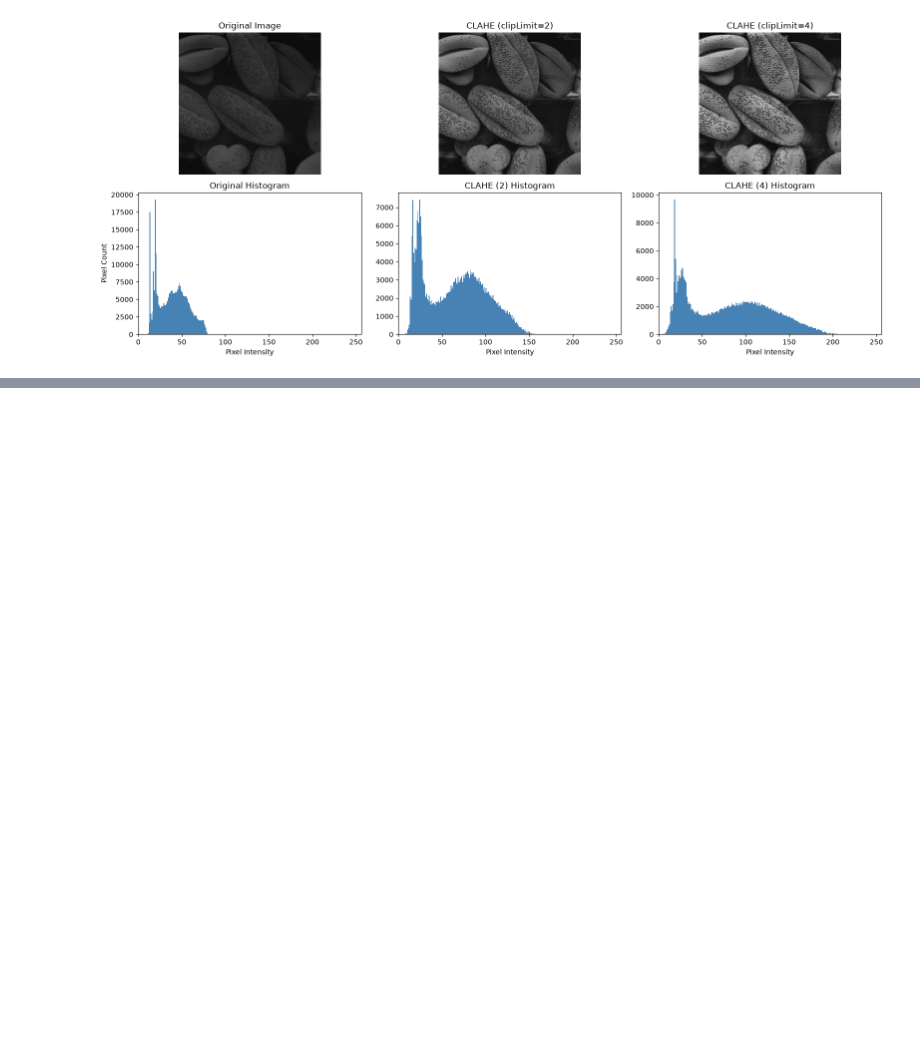
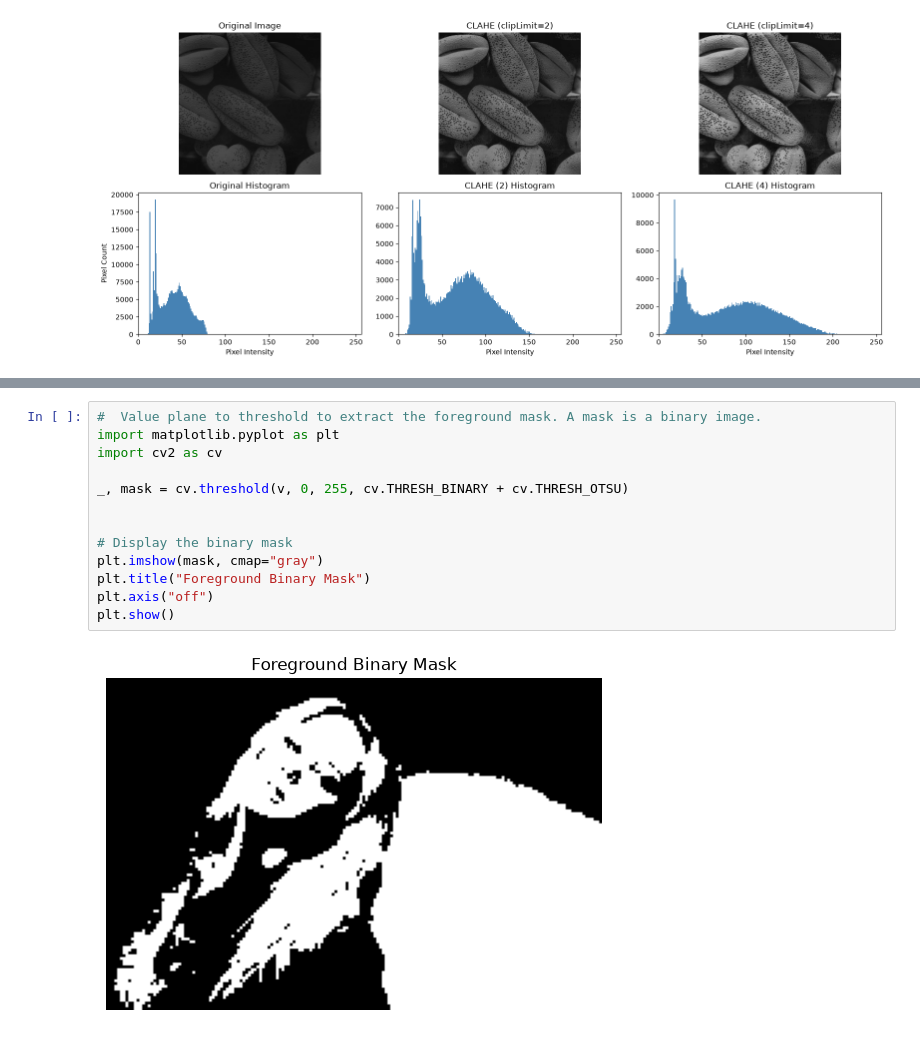
Before and after one commit to Imashanilupul/Machine_Vision_Assignment_1, a Jupyter notebook: Answer_Sheet.ipynb, the cells around one changed output, grey strips where cells are left out. Cells and saved outputs as stored; diff of their text form; blank space fills up the shorter version.

```diff
--- a/Answer_Sheet.ipynb
+++ b/Answer_Sheet.ipynb
@@ -425,0 +502,15 @@ plt.show()
+# %%
+#  Value plane to threshold to extract the foreground mask. A mask is a binary image.
+import matplotlib.pyplot as plt
+import cv2 as cv
+
+_, mask = cv.threshold(v, 0, 255, cv.THRESH_BINARY + cv.THRESH_OTSU)
+
+
+# Display the binary mask
+plt.imshow(mask, cmap="gray")
+plt.title("Foreground Binary Mask")
+plt.axis("off")
+plt.show()
+# %% [output]
+[figure, added]
```
Also changed, not shown: parts of 6 cells of this notebook.
